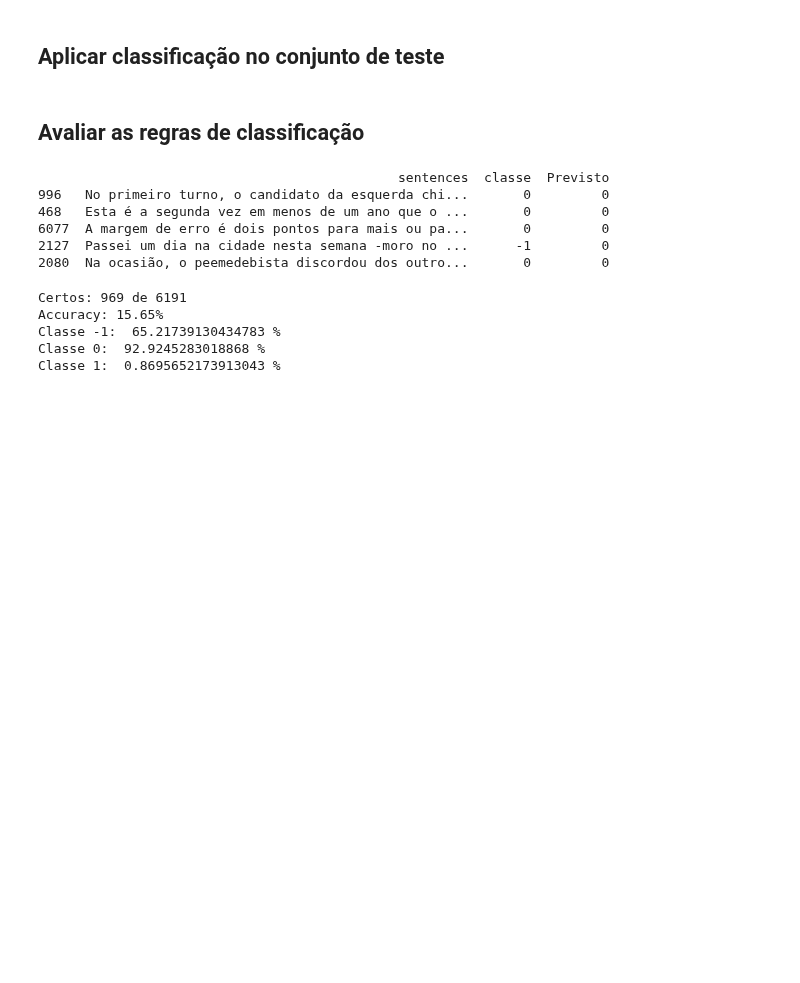
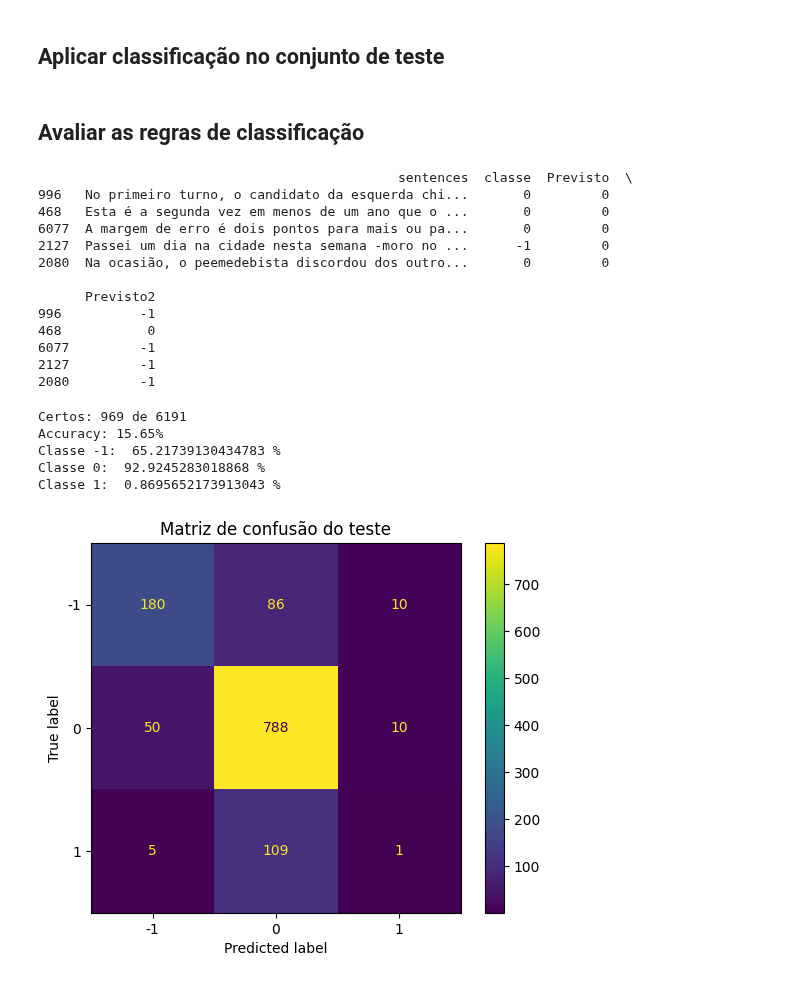
Before and after one commit to reberapower1/PLN-Project, a Jupyter notebook: code.ipynb, the cells around one changed output. Drawn from its saved outputs; the diff is of its cells as text; code cells hidden in the pictures; blank space fills up the shorter version.

Commit message:
adicionei matrizes de confusao e codigo que estou a testar, as regras da nova função de classificacao devem ser definidas

```diff
--- a/code.ipynb
+++ b/code.ipynb
@@ -156,32 +211,52 @@ ver verbo verbo numa frase - prob um bias
 ## Aplicar classificação no conjunto de teste
 # %%
 test_df['Previsto'] = test_df.apply(classificar, axis=1)
+test_df['Previsto2'] = test_df.apply(classificar_texto, axis=1)
 # %% [markdown]
 ## Avaliar as regras de classificação
 # %%
-print(test_df[['sentences', 'classe', 'Previsto']].head())
+print(test_df[['sentences', 'classe', 'Previsto', 'Previsto2']].head())
 # %% [output]
-                                              sentences  classe  Previsto
+                                              sentences  classe  Previsto  \
 996   No primeiro turno, o candidato da esquerda chi...       0         0
 468   Esta é a segunda vez em menos de um ano que o ...       0         0
 6077  A margem de erro é dois pontos para mais ou pa...       0         0
 2127  Passei um dia na cidade nesta semana -moro no ...      -1         0
 2080  Na ocasião, o peemedebista discordou dos outro...       0         0
+
+      Previsto2
+996          -1
+468           0
+6077         -1
+2127         -1
+2080         -1
 # %%
+import pandas as pd
+from sklearn.metrics import confusion_matrix, ConfusionMatrixDisplay
+import matplotlib.pyplot as plt
+
 certos = (test_df['classe'] == test_df['Previsto']).sum()
 total = len(df)
 print(f'Certos: {certos} de {total}')
 print(f'Accuracy: {certos/total:.2%}')
 
 for c in classes:
     linhas_classe = test_df[test_df['classe'] == c]
     total_classe = len(linhas_classe)
     certos_classe = (linhas_classe['classe'] == linhas_classe['Previsto']).sum()
     taxa_acerto = certos_classe / total_classe
     print(f"Classe {c}: ", taxa_acerto*100, "%")
+
+matriz = confusion_matrix(test_df['classe'], test_df['Previsto'], labels=classes)
+
+disp = ConfusionMatrixDisplay(confusion_matrix=matriz, display_labels=classes)
+disp.plot()
+plt.title("Matriz de confusão do teste")
+plt.show()
 # %% [output]
 Certos: 969 de 6191
 Accuracy: 15.65%
 Classe -1:  65.21739130434783 %
 Classe 0:  92.9245283018868 %
 Classe 1:  0.8695652173913043 %
+[figure, added]
```
Also changed, not shown: parts of 5 cells of this notebook.
